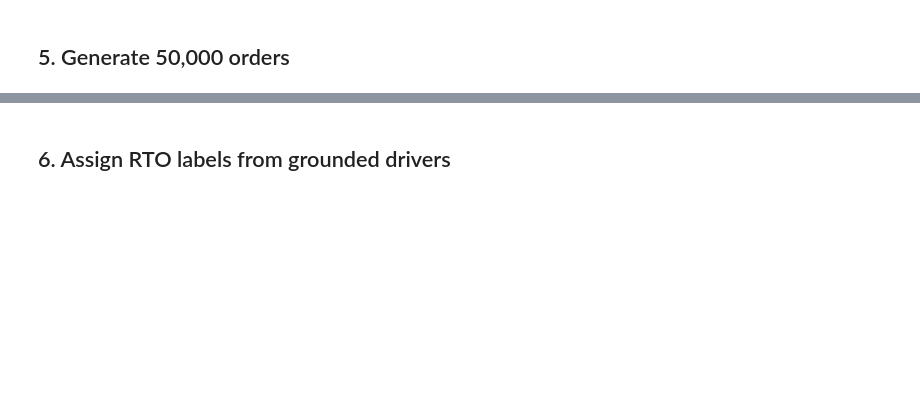
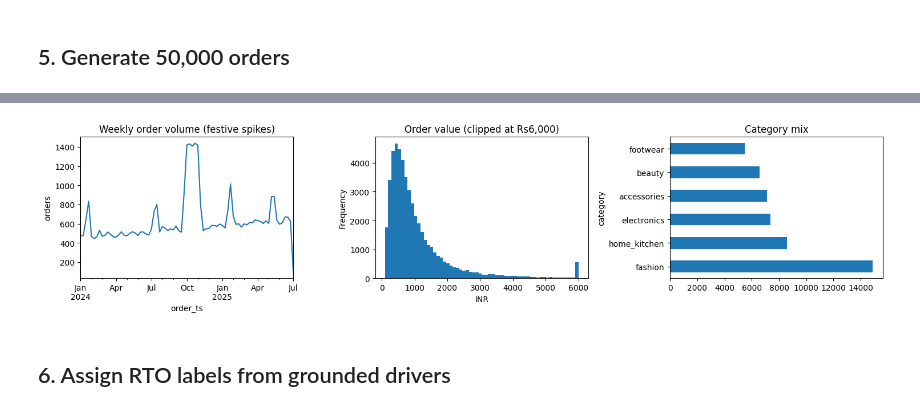
Before and after one commit to lucky07-07/rto-return-risk-scorer, a Jupyter notebook: notebooks/01_data_generation.ipynb, the cells around one changed output, grey strips where cells are left out. Saved outputs shown, nothing was run; the diff lists cells and outputs as text; code cells hidden in the pictures; blank space fills up the shorter version.

```diff
--- a/notebooks/01_data_generation.ipynb
+++ b/notebooks/01_data_generation.ipynb
@@ -22,0 +205,6 @@ Return-Risk Scorer for COD orders (Return-to-Origin prediction).
+# %%
+# A real merchant ships to a footprint, not to all 23,916 pincodes uniformly.
+footprint = gen.sample_serviced_pincodes(priors, rng)
+print(f"serviced pincodes: {len(footprint):,}")
+display(footprint.groupby("tier")["volume_weight"].agg(["size", "sum"])
+        .reindex(gen.TIER_ORDER).round(4))
@@ -26,0 +267,16 @@ Return-Risk Scorer for COD orders (Return-to-Origin prediction).
+# %%
+orders, cod_logit_raw = gen.generate_orders(
+    customers, footprint, rng, faker, n_orders=gen.N_ORDERS
+)
+orders = gen._finalise_payment_mode(orders, cod_logit_raw, evidence, rng)
+
+# Attach the customer-level fields the order log would carry.
+cust_by_id = customers.set_index("customer_id")
+orders["_reliability_z"] = orders["customer_id"].map(cust_by_id["reliability_z"])
+orders["customer_name"] = orders["customer_id"].map(cust_by_id["customer_name"])
+orders["phone"] = orders["customer_id"].map(cust_by_id["phone"])
+
+print(f"orders: {len(orders):,}")
+print(f"window: {orders['order_ts'].min():%Y-%m-%d} -> {orders['order_ts'].max():%Y-%m-%d}")
+print(f"COD share: {orders['is_cod'].mean():.1%}"
+      f"  (published {evidence['cod_share']['value']:.0%})")
@@ -26,0 +287,9 @@ Return-Risk Scorer for COD orders (Return-to-Origin prediction).
+# %%
+# Checkout-time features that are ALSO label drivers, so they must exist before
+# labels are drawn. order_velocity_24h counts strictly earlier orders only.
+orders = gen.add_checkout_features(orders, customers, rng)
+
+display(orders[["order_id", "order_ts", "customer_id", "city", "pincode_tier",
+                "category", "order_value", "order_value_band", "payment_mode",
+                "discount_pct", "delivery_days_est", "order_velocity_24h",
+                "account_age_days"]].head(8))
@@ -27,2 +306,17 @@ Return-Risk Scorer for COD orders (Return-to-Origin prediction).
+# %%
+fig, ax = plt.subplots(1, 3, figsize=(15, 3.6))
+orders.set_index("order_ts").resample("W").size().plot(ax=ax[0])
+ax[0].set_title("Weekly order volume (festive spikes)")
+ax[0].set_ylabel("orders")
+orders["order_value"].clip(upper=6000).plot(kind="hist", bins=60, ax=ax[1])
+ax[1].set_title("Order value (clipped at Rs6,000)")
+ax[1].set_xlabel("INR")
+orders["category"].value_counts().plot(kind="barh", ax=ax[2])
+ax[2].set_title("Category mix")
+plt.tight_layout()
+plt.savefig(ROOT / "reports/figures/01_order_stream.png", dpi=140, bbox_inches="tight")
+plt.show()
+# %% [output]
+[figure, added]
 # %% [markdown]
 ## 6. Assign RTO labels from grounded drivers
```
Also changed, not shown: parts of 38 cells of this notebook, 18 other files.
